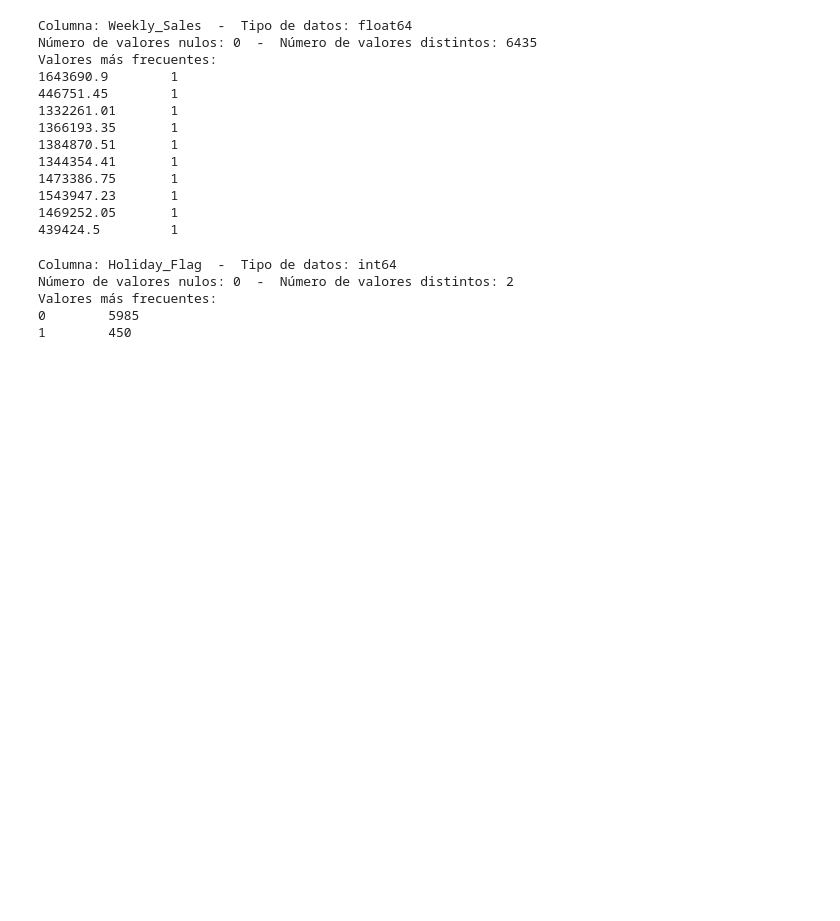
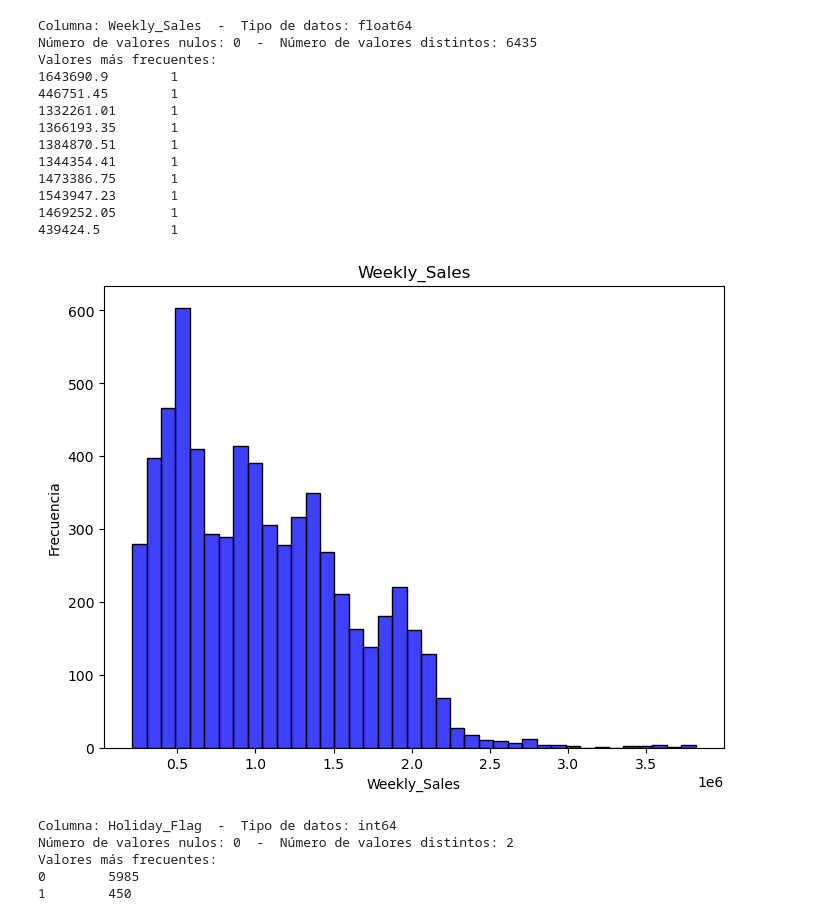
Before and after one commit to AngelGarLop/Tarea-comparaci-n-red-neuronal-regresi-n, a Jupyter notebook: Untitled12.ipynb, the cells around one changed output. Drawn from its saved outputs; the diff is of its cells as text; code cells hidden in the pictures; blank space fills up the shorter version.

```diff
--- a/Untitled12.ipynb
+++ b/Untitled12.ipynb
@@ -116,6 +123,16 @@ Valores más frecuentes:
 1543947.23       1
 1469252.05       1
 439424.5         1
+# %%
+# Histograma de la variable objetivo
+plt.figure(figsize=(8, 6))
+sns.histplot(df_walmart["Weekly_Sales"], color="blue")
+plt.title("Weekly_Sales")
+plt.xlabel("Weekly_Sales")
+plt.ylabel("Frecuencia")
+plt.show()
+# %% [output]
+[figure, added]
 # %%
 describe_columna(df_walmart, 'Holiday_Flag')
 # %% [output]
```
Also changed, not shown: parts of 21 cells of this notebook.
